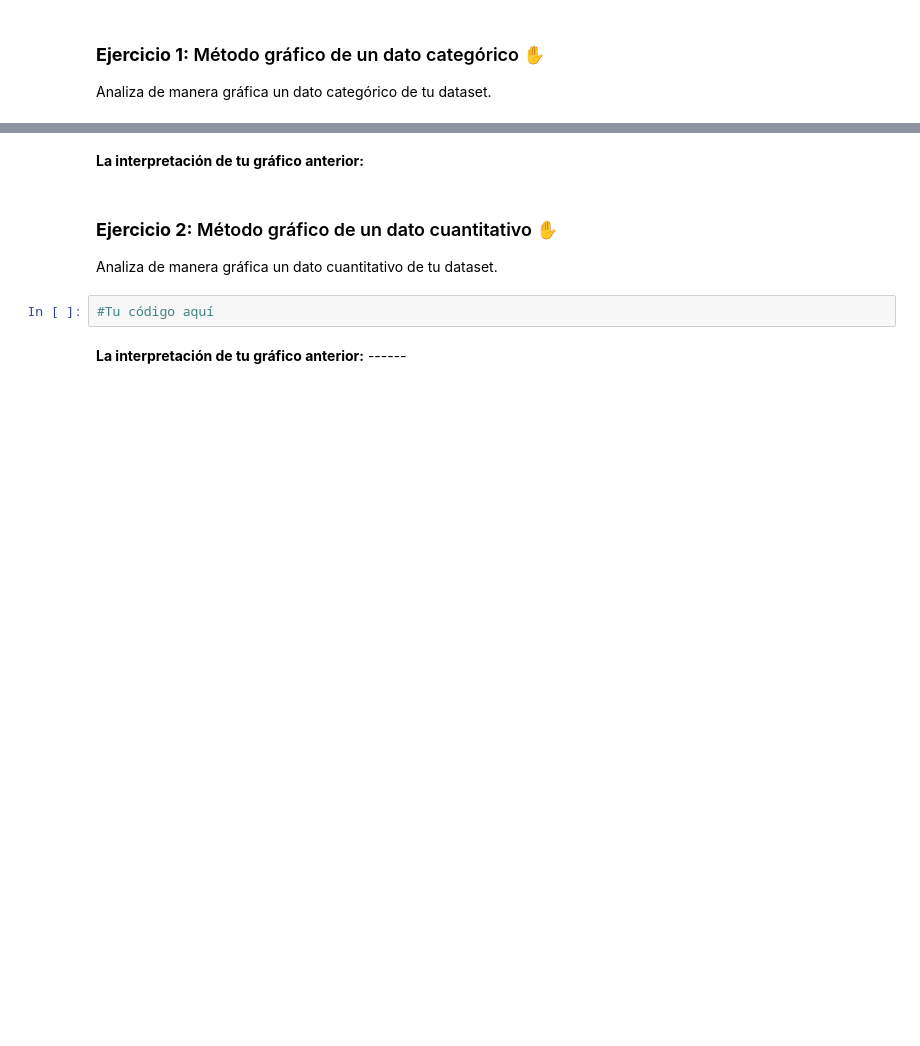
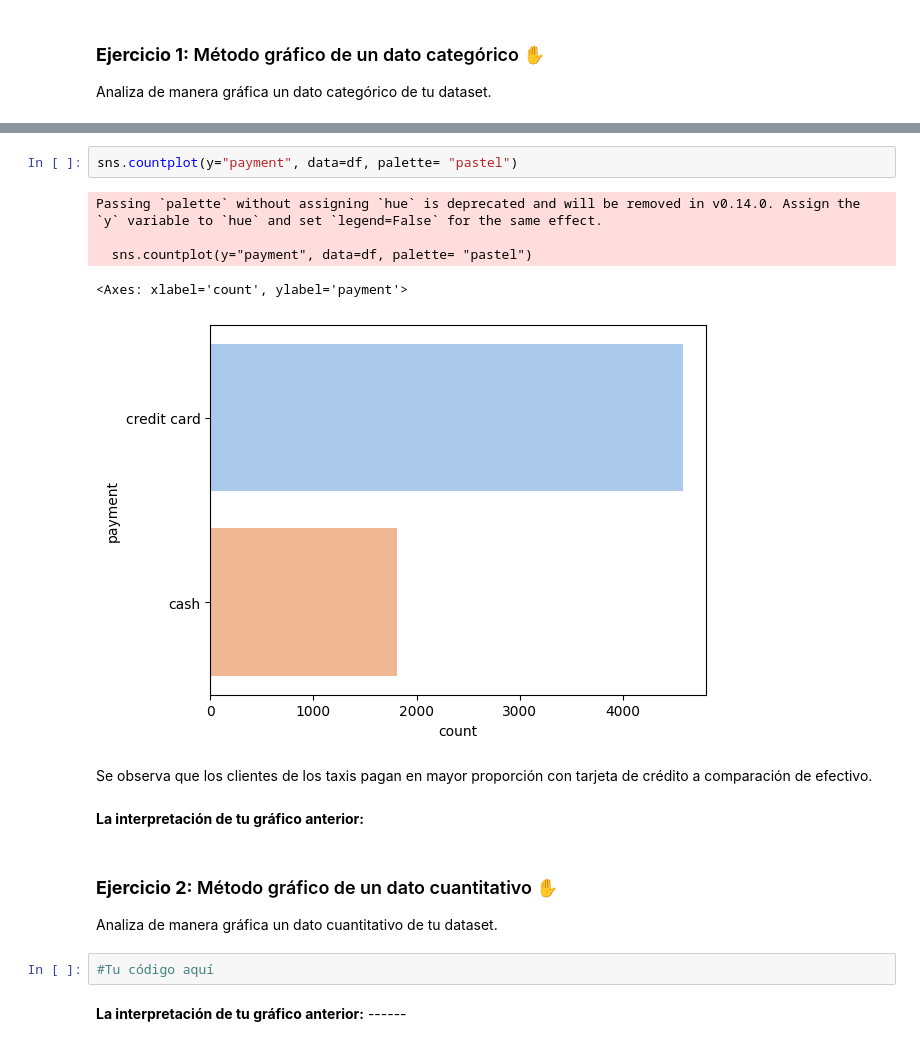
Before and after one commit to mpintoponce/python_utec, a Jupyter notebook: Modulo03:Visualizacion_de_Datos/Python_Tarea_2.ipynb, the cells around one changed output, grey strips where cells are left out. Cells and saved outputs as stored; diff of their text form; blank space fills up the shorter version.

```diff
--- a/Modulo03:Visualizacion_de_Datos/Python_Tarea_2.ipynb
+++ b/Modulo03:Visualizacion_de_Datos/Python_Tarea_2.ipynb
@@ -62,3 +89,14 @@ Analiza de manera gráfica un dato categórico de tu dataset.
+# %%
+sns.countplot(y="payment", data=df, palette= "pastel")
+# %% [output]
+Passing `palette` without assigning `hue` is deprecated and will be removed in v0.14.0. Assign the `y` variable to `hue` and set `legend=False` for the same effect.
+
+  sns.countplot(y="payment", data=df, palette= "pastel")
+<Axes: xlabel='count', ylabel='payment'>
+[figure, added]
+# %% [markdown]
+
+Se observa que los clientes de los taxis pagan en mayor proporción con tarjeta de crédito a comparación de efectivo.
 # %% [markdown]
 **La interpretación de tu gráfico anterior:**
 # %% [markdown]
```
Also changed, not shown: parts of 4 cells of this notebook.
